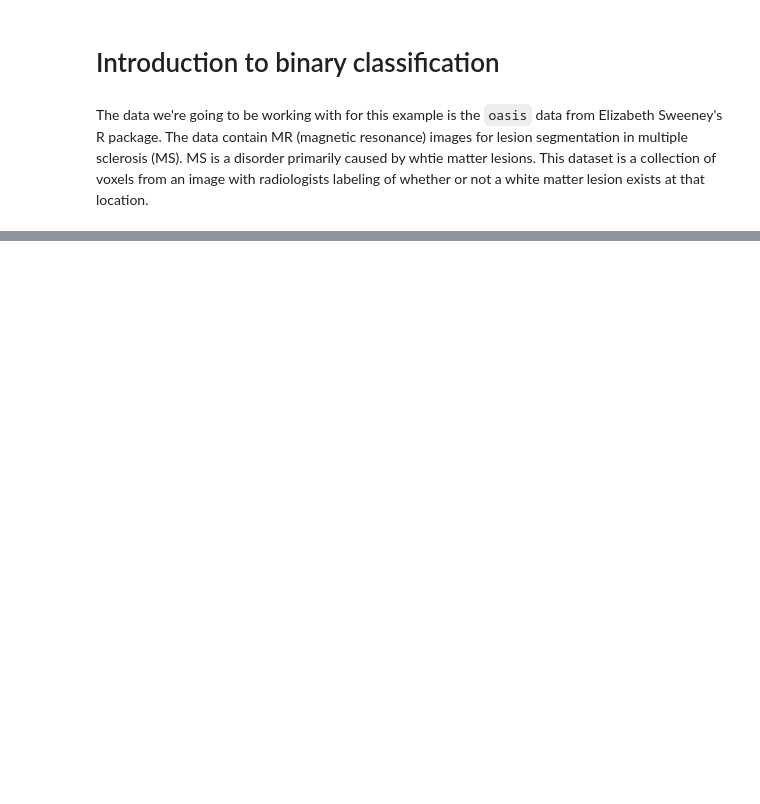
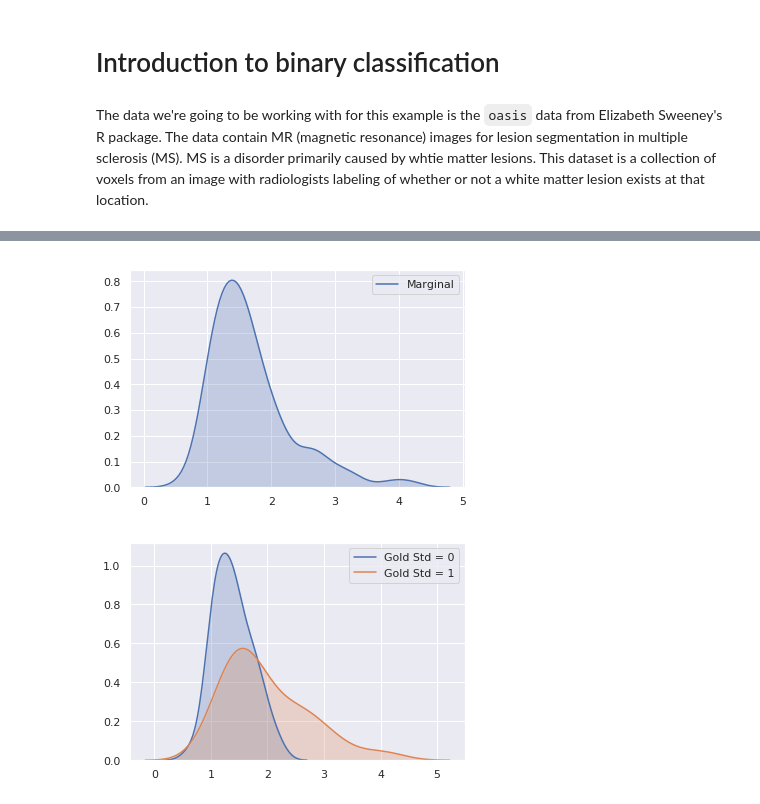
Before and after one commit to bcaffo/ds4bme_intro, a Jupyter notebook: lectures/lecture2.ipynb, the cells around one changed output, grey strips where cells are left out. Cells and saved outputs as stored; diff of their text form; code cells hidden in the pictures; blank space fills up the shorter version.

```diff
--- a/lectures/lecture2.ipynb
+++ b/lectures/lecture2.ipynb
@@ -43,0 +33,22 @@ ValueError: ignored
+# %%
+import seaborn as sns
+import matplotlib.pyplot as plt
+## this sets some style parameters
+sns.set()
+
+x0 = dat.FLAIR[dat.GOLD_Lesions == 0]
+x1 = dat.FLAIR[dat.GOLD_Lesions == 1]
+x2 = dat.FLAIR
+
+
+sns.kdeplot(x2, shade = True, label = 'Marginal')
+
+plt.show()
+
+sns.kdeplot(x0, shade = True, label = 'Gold Std = 0')
+sns.kdeplot(x1, shade = True, label = 'Gold Std = 1')
+
+plt.show()
+# %% [output]
+[figure, added]
+[figure, added]
```
Also changed, not shown: parts of 6 cells of this notebook.
